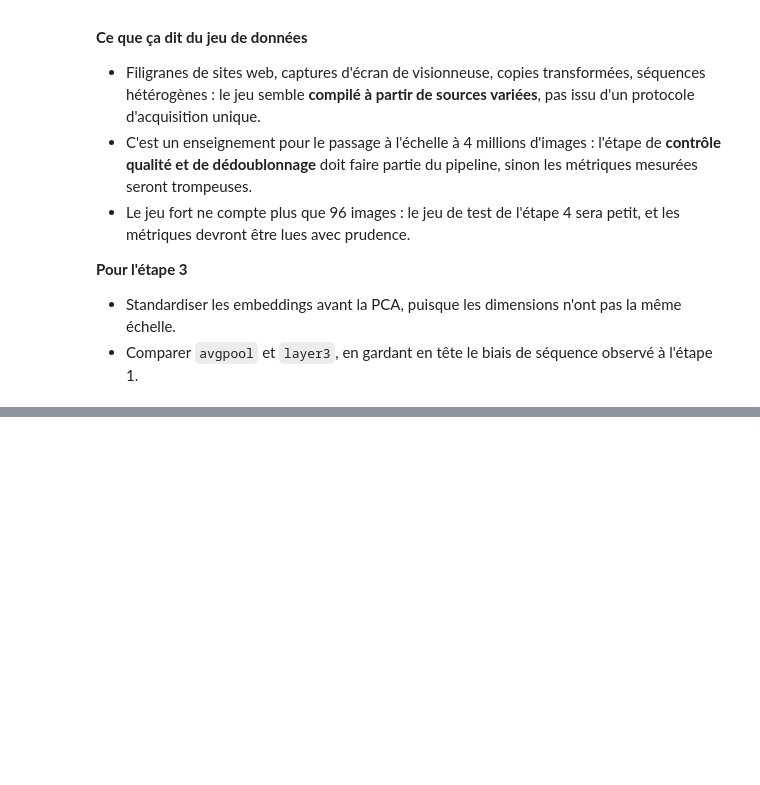
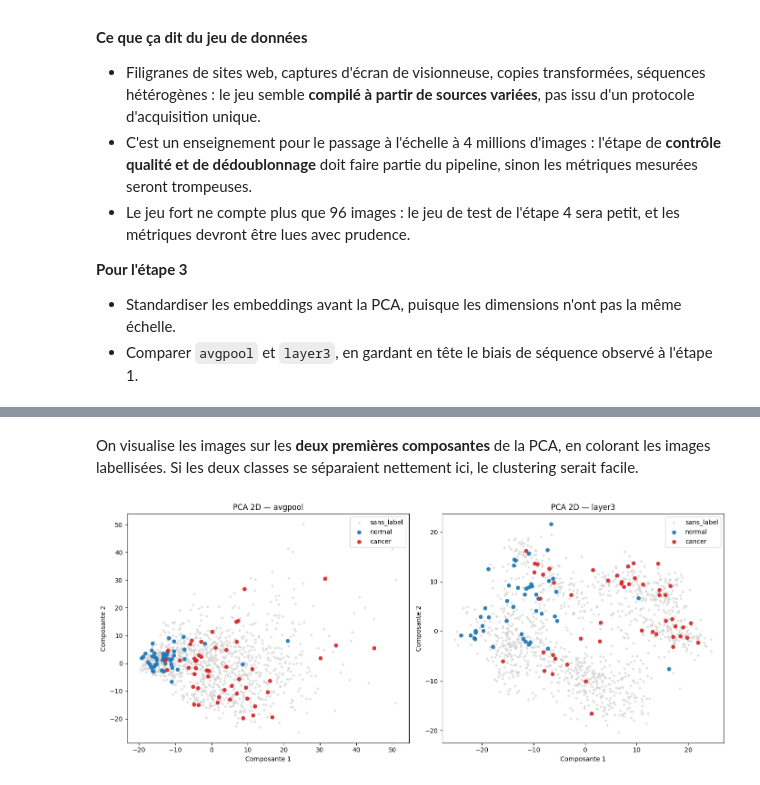
Before and after one commit to Hadri2T/Projet_7, a Jupyter notebook: notebooks/1_features_clustering.ipynb, the cells around one changed output, grey strips where cells are left out. Cells and saved outputs as stored; diff of their text form; code cells hidden in the pictures; blank space fills up the shorter version.

```diff
--- a/notebooks/1_features_clustering.ipynb
+++ b/notebooks/1_features_clustering.ipynb
@@ -584,0 +670,23 @@ Au total, le nettoyage a ramené les 1 506 fichiers d'origine à 1 310 images r
+# %% [markdown]
+On visualise les images sur les **deux premières composantes** de la PCA, en colorant les images labellisées. Si les deux classes se séparaient nettement ici, le clustering serait facile.
+# %%
+COLORS = {"sans_label": "lightgrey", "normal": "tab:blue", "cancer": "tab:red"}
+
+def plot_groups(ax, coords, title):
+    """Nuage de points 2D, coloré par groupe (images sans label en fond, en gris)."""
+    for groupe in ["sans_label", "normal", "cancer"]:
+        mask = (df_clean["groupe"] == groupe).values
+        ax.scatter(coords[mask, 0], coords[mask, 1], c=COLORS[groupe], label=groupe,
+                   s=8 if groupe == "sans_label" else 30, alpha=0.6 if groupe == "sans_label" else 0.9)
+    ax.set_title(title)
+    ax.legend()
+
+fig, axes = plt.subplots(1, 2, figsize=(14, 6))
+for ax, (name, Z) in zip(axes, reduced.items()):
+    plot_groups(ax, Z[:, :2], f"PCA 2D — {name}")
+    ax.set_xlabel("Composante 1")
+    ax.set_ylabel("Composante 2")
+plt.tight_layout()
+plt.show()
+# %% [output]
+[figure, added]
```
Also changed, not shown: parts of 22 cells of this notebook, 2 other files.
